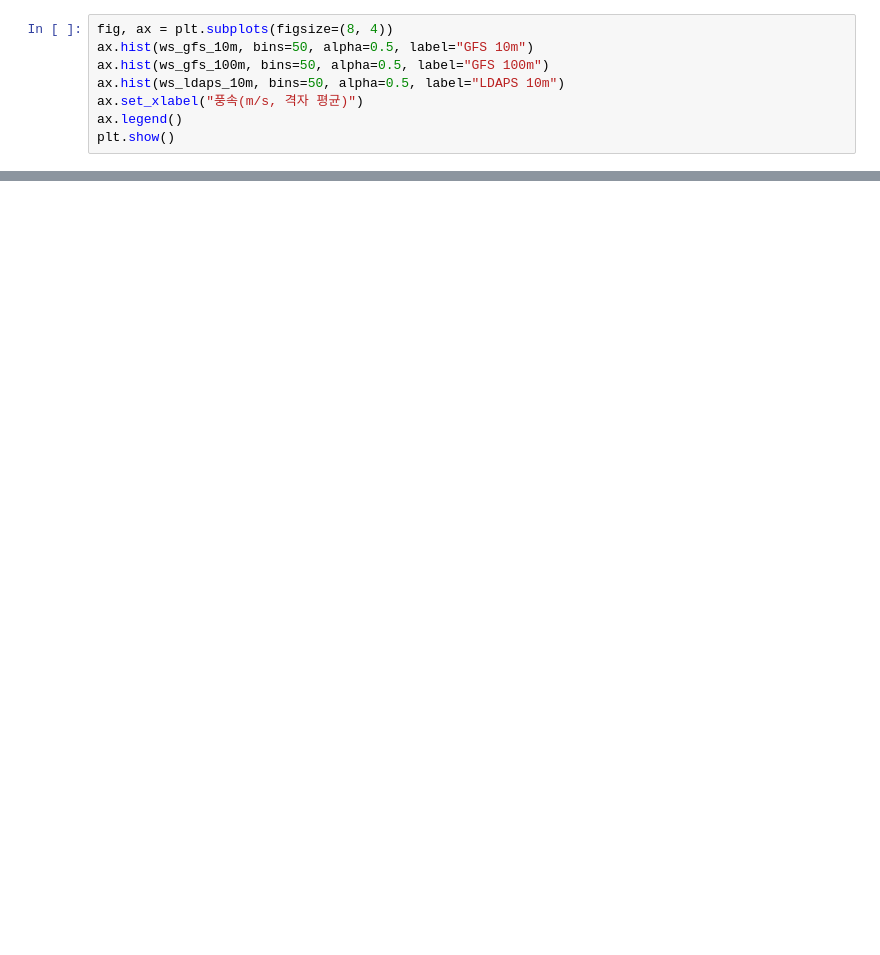
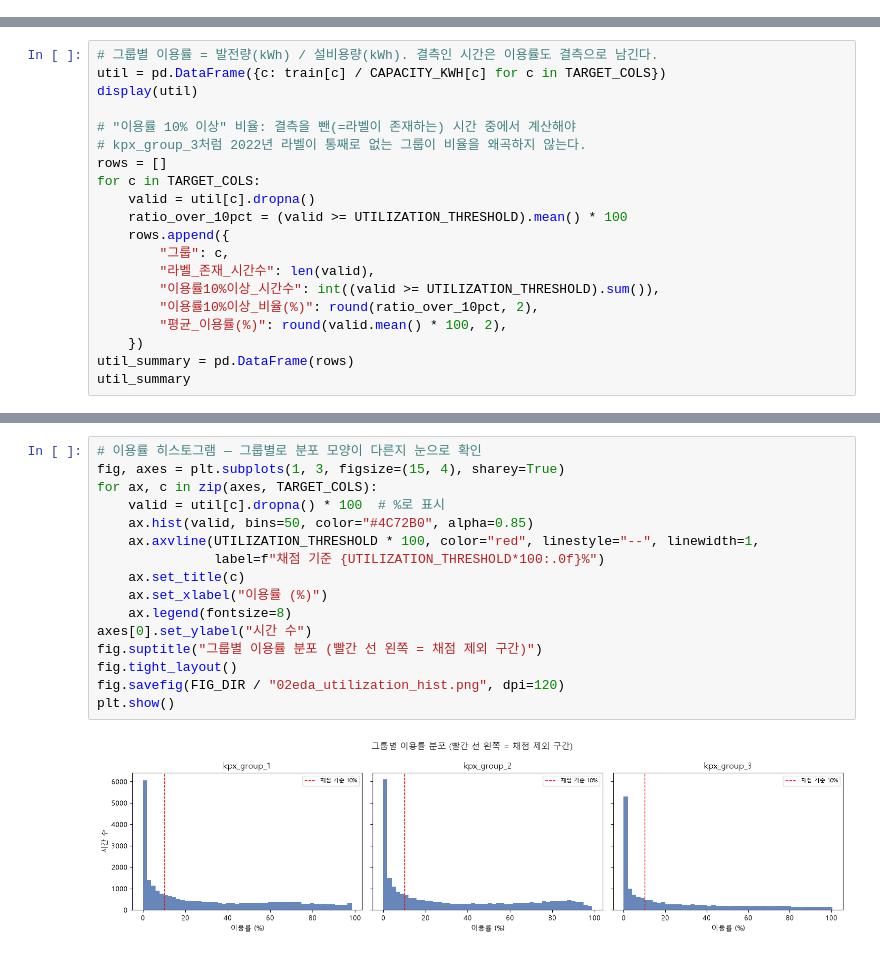
Before and after one commit to cms6090/wind_forecast, a Jupyter notebook: notebooks/02_eda.ipynb, the cells around one changed output, grey strips where cells are left out. Saved outputs shown, nothing was run; the diff lists cells and outputs as text; blank space fills up the shorter version.

Commit message:
[07] 파이프라인 전면 교체 — 그룹별 완전분리 LightGBM+MLP(FICR손실) 블렌드, 179피처(01/02/03/04/05_tuning/train/inference 전체 구성), 로컬 홀드아웃 0.6458 재현. 구v5는 archive/로 보존

```diff
--- a/notebooks/02_eda.ipynb
+++ b/notebooks/02_eda.ipynb
@@ -504,8 +0,0 @@ dtype: float64
-# %%
-fig, ax = plt.subplots(figsize=(8, 4))
-ax.hist(ws_gfs_10m, bins=50, alpha=0.5, label="GFS 10m")
-ax.hist(ws_gfs_100m, bins=50, alpha=0.5, label="GFS 100m")
-ax.hist(ws_ldaps_10m, bins=50, alpha=0.5, label="LDAPS 10m")
-ax.set_xlabel("풍속(m/s, 격자 평균)")
-ax.legend()
-plt.show()
@@ -1080,0 +104,20 @@ test 첫 시각: 2025-01-01 01:00:00
+# %%
+# 그룹별 이용률 = 발전량(kWh) / 설비용량(kWh). 결측인 시간은 이용률도 결측으로 남긴다.
+util = pd.DataFrame({c: train[c] / CAPACITY_KWH[c] for c in TARGET_COLS})
+display(util)
+
+# "이용률 10% 이상" 비율: 결측을 뺀(=라벨이 존재하는) 시간 중에서 계산해야
+# kpx_group_3처럼 2022년 라벨이 통째로 없는 그룹이 비율을 왜곡하지 않는다.
+rows = []
+for c in TARGET_COLS:
+    valid = util[c].dropna()
+    ratio_over_10pct = (valid >= UTILIZATION_THRESHOLD).mean() * 100
+    rows.append({
+        "그룹": c,
+        "라벨_존재_시간수": len(valid),
+        "이용률10%이상_시간수": int((valid >= UTILIZATION_THRESHOLD).sum()),
+        "이용률10%이상_비율(%)": round(ratio_over_10pct, 2),
+        "평균_이용률(%)": round(valid.mean() * 100, 2),
+    })
+util_summary = pd.DataFrame(rows)
+util_summary
@@ -1080,0 +142,18 @@ test 첫 시각: 2025-01-01 01:00:00
+# %%
+# 이용률 히스토그램 — 그룹별로 분포 모양이 다른지 눈으로 확인
+fig, axes = plt.subplots(1, 3, figsize=(15, 4), sharey=True)
+for ax, c in zip(axes, TARGET_COLS):
+    valid = util[c].dropna() * 100  # %로 표시
+    ax.hist(valid, bins=50, color="#4C72B0", alpha=0.85)
+    ax.axvline(UTILIZATION_THRESHOLD * 100, color="red", linestyle="--", linewidth=1,
+               label=f"채점 기준 {UTILIZATION_THRESHOLD*100:.0f}%")
+    ax.set_title(c)
+    ax.set_xlabel("이용률 (%)")
+    ax.legend(fontsize=8)
+axes[0].set_ylabel("시간 수")
+fig.suptitle("그룹별 이용률 분포 (빨간 선 왼쪽 = 채점 제외 구간)")
+fig.tight_layout()
+fig.savefig(FIG_DIR / "02eda_utilization_hist.png", dpi=120)
+plt.show()
+# %% [output]
+[figure, added]
```
Also changed, not shown: parts of 109 cells of this notebook, 39 other files.
